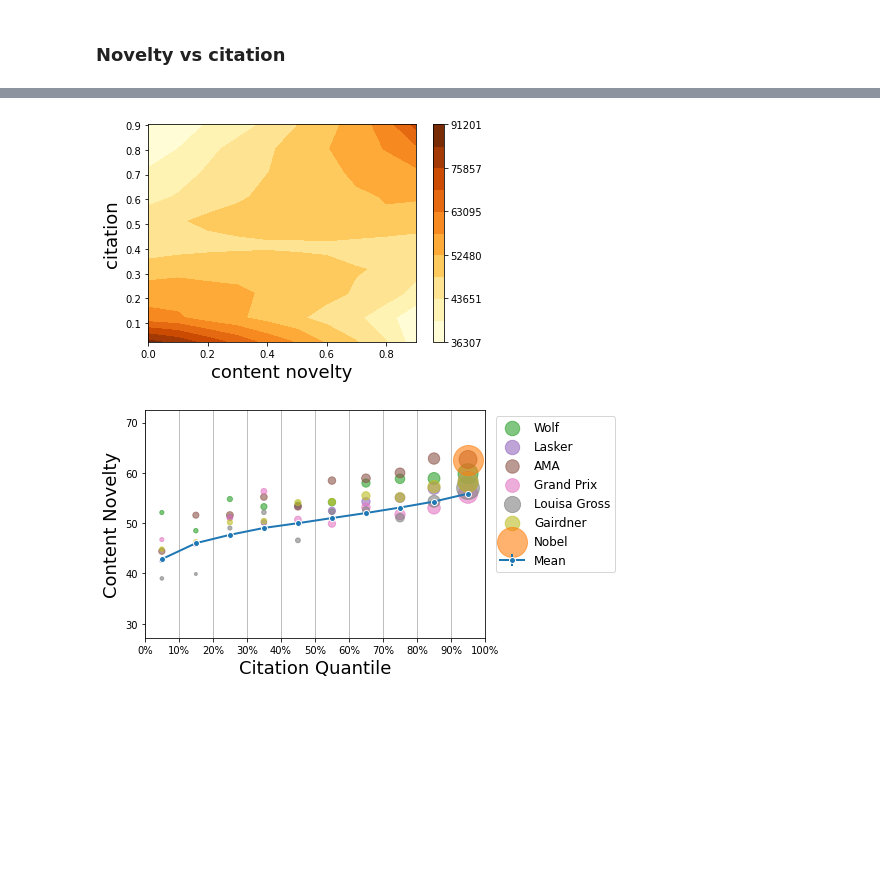
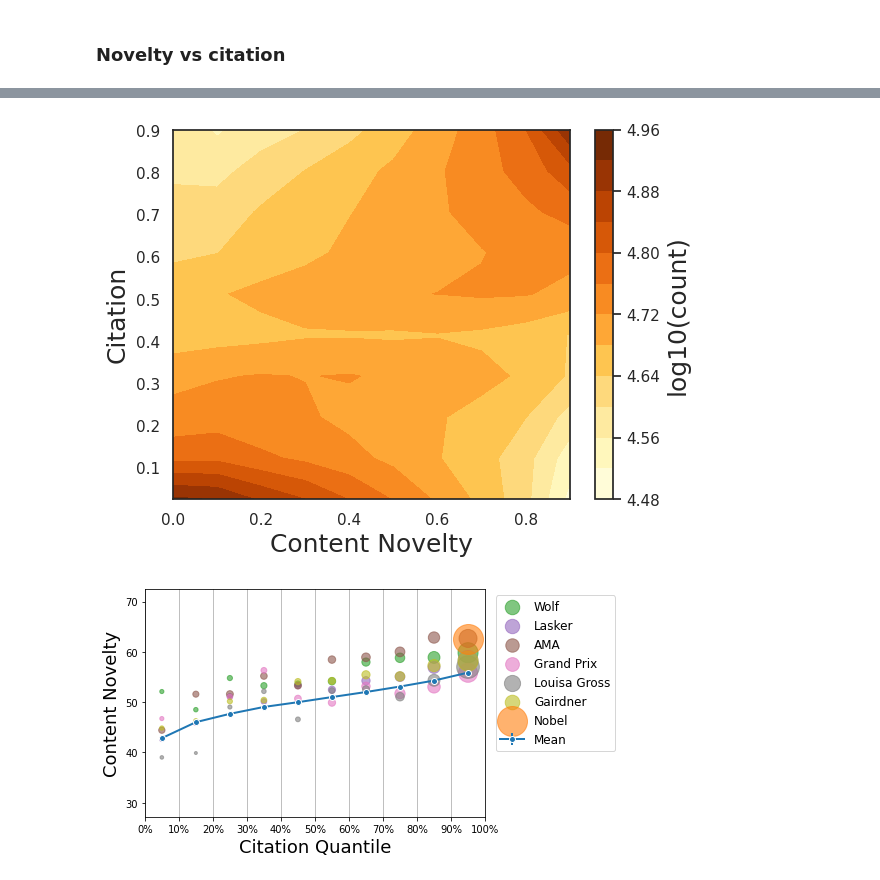
Before and after one commit to ogbanugot/hyper-novelty, a Jupyter notebook: novelty_analysis_medline.ipynb, the cells around one changed output, grey strips where cells are left out. Drawn from its saved outputs; the diff is of its cells as text; code cells hidden in the pictures; blank space fills up the shorter version.

```diff
--- a/novelty_analysis_medline.ipynb
+++ b/novelty_analysis_medline.ipynb
@@ -69,20 +69,20 @@ def load_hypergraph(filename):
     return A
 # %%
 tic.go('Loading citation data...')
-citations=pickle.load(open('../data/medline/citations.pkl','rb'),encoding='latin1').tocsr()
+citations=pickle.load(open('../medline/citations.pkl','rb'),encoding='latin1').tocsr()
 tic.stop()
 # Load hypergraphs
 PM=[] # paper by mesh terms
 for i in ['chemical','disease','method']:
-    PM.append(load_hypergraph('../data/medline/'+i+'.pkl'))
+    PM.append(load_hypergraph('../medline/'+i+'.pkl'))
 PM=ssp.hstack(PM).tocsr()
-PJ=load_hypergraph('../data/medline/journals.pkl').tocsr() # paper by journal
+PJ=load_hypergraph('../medline/journals.pkl').tocsr() # paper by journal
 
-paper_dates=load_date('../data/medline/paper_dates.pkl') # publication date
+paper_dates=load_date('../medline/paper_dates.pkl') # publication date
 
-id2chemical=pickle.load(open('../data/medline/id2chemical.pkl','rb'),encoding='latin1')
-id2disease=pickle.load(open('../data/medline/id2disease.pkl','rb'),encoding='latin1')
-id2method=pickle.load(open('../data/medline/id2method.pkl','rb'),encoding='latin1')
+id2chemical=pickle.load(open('../medline/id2chemical.pkl','rb'),encoding='latin1')
+id2disease=pickle.load(open('../medline/id2disease.pkl','rb'),encoding='latin1')
+id2method=pickle.load(open('../medline/id2method.pkl','rb'),encoding='latin1')
 id2name=np.array(id2chemical+id2disease+id2method)
 # %% [output]
 Loading citation data...
@@ -590,15 +521,23 @@ g.despine(bottom=True, left=True);
 # %%
-H,xbins,ybins=np.histogram2d(content['Y'],content['Z'],[10,10])
-x,y=np.meshgrid(xbins[:-1],ybins[:-1]);
-plt.contourf(x, y, np.log10(H.T), 10, cmap="YlOrBr");
-# plt.xscale('symlog');
-# plt.yscale('symlog');
+# Generate histogram data
+H, xbins, ybins = np.histogram2d(content['Y'], content['Z'], [10, 10])
+x, y = np.meshgrid(xbins[:-1], ybins[:-1])
+
+# Plot the data
+plt.contourf(x, y, np.log10(H.T), 10, cmap="YlOrBr")
+
+# Add colorbar with automatic tick handling
 cbar = plt.colorbar()
-cbar.set_ticklabels(np.power(10, cbar.get_ticks()).astype(int))
-plt.xlabel('content novelty', fontsize=18);
-plt.ylabel('citation', fontsize=18);
+cbar.ax.set_ylabel('log10(count)', fontsize=18)
+
+# Optionally, set log scale for the colorbar (uncomment if needed)
+# cbar.ax.set_yscale('log')
+
+plt.xlabel('Content Novelty', fontsize=18)
+plt.ylabel('Citation', fontsize=18)
+plt.show()
 # %% [output]
-[figure, old version]
+[figure, new version]
 # %%
 fig,ax=plt.subplots(figsize=(8,4))
 ax.errorbar(content_agg['X'],
```
Also changed, not shown: parts of 29 cells of this notebook.
